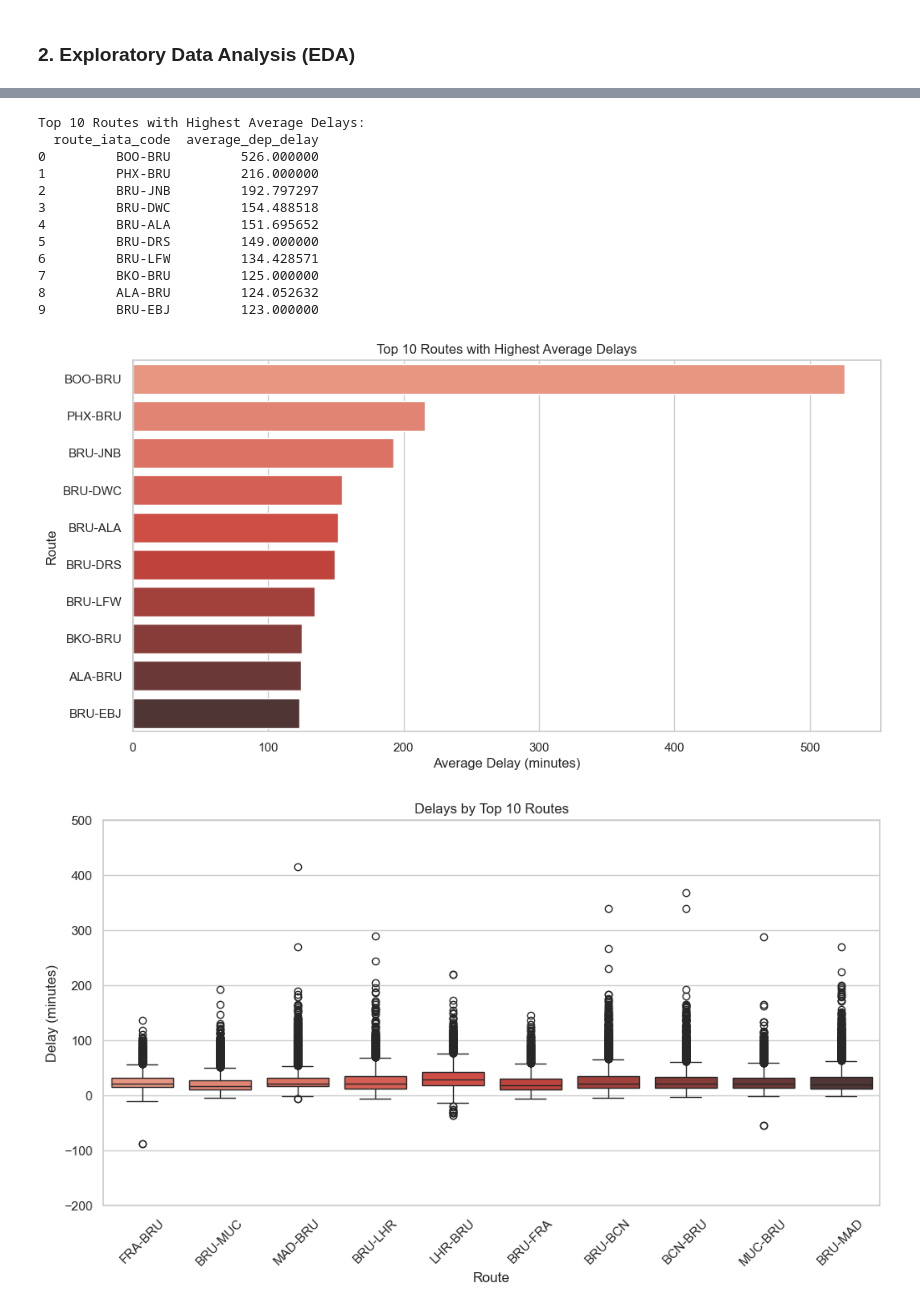
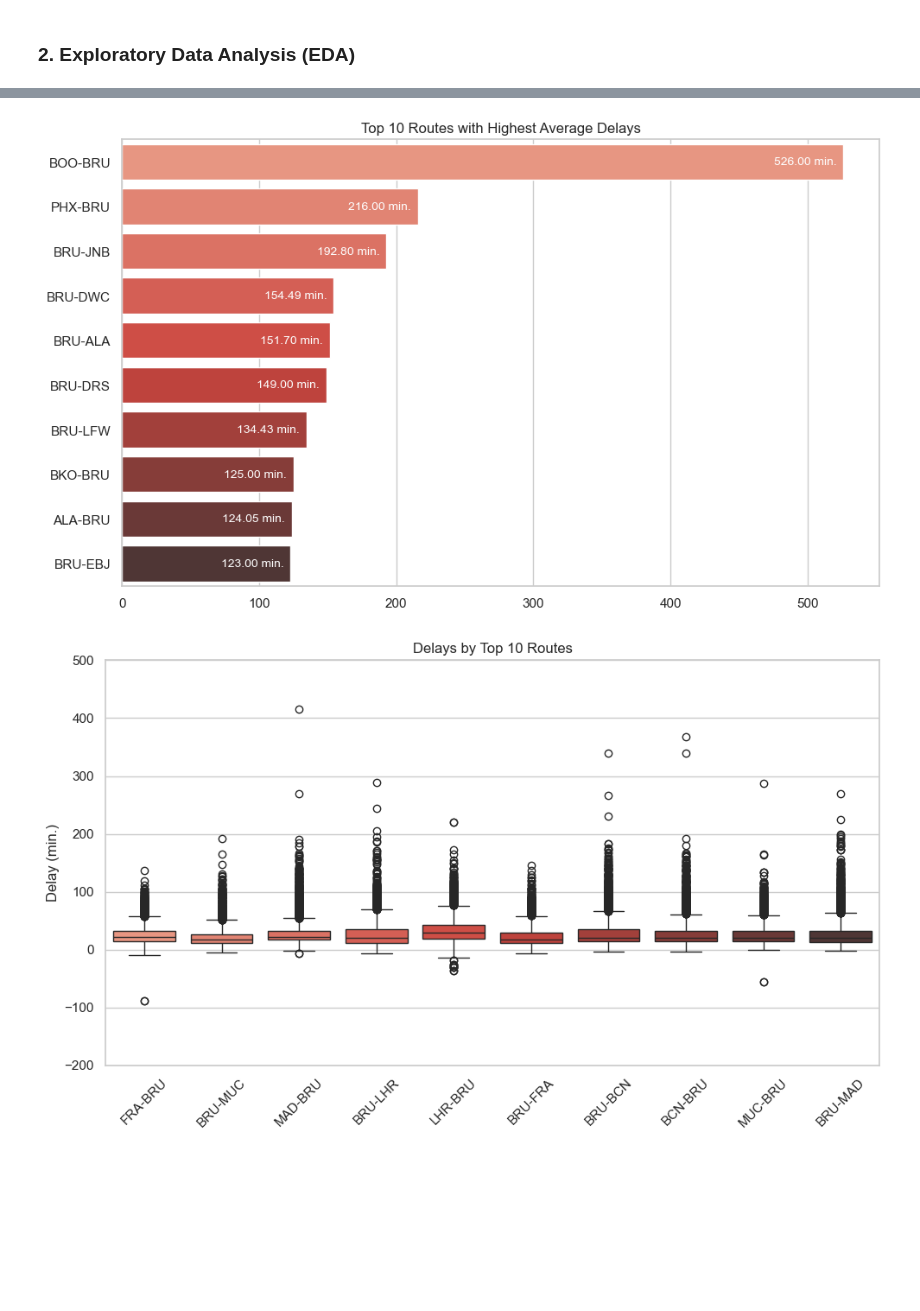
Before and after one commit to DT-Service-Consulting/avstats, a Jupyter notebook: avstats/AvStats_EDA.ipynb, the cells around one changed output, grey strips where cells are left out. Cells and saved outputs as stored; diff of their text form; code cells hidden in the pictures; blank space fills up the shorter version.

```diff
--- a/avstats/AvStats_EDA.ipynb
+++ b/avstats/AvStats_EDA.ipynb
@@ -255,43 +236,35 @@ Name: count, dtype: int64
 # %%
 # Calculate Average Delay by Route
 average_delay_sorted = df.groupby('route_iata_code')['dep_delay'].mean().sort_values(ascending=False).reset_index()
 average_delay_sorted.columns = ['route_iata_code', 'average_dep_delay']
 
-print("Top 10 Routes with Highest Average Delays:")
-print(average_delay_sorted.head(10))
-
-# Visualize Top 10 Routes with Highest Delays
-plt.figure(figsize=(12, 6))
+# Visualize Top 10 Routes with Highest Delays with Annotations
+plt.figure(figsize=(10, 6))
 sns.barplot(data=average_delay_sorted.head(10), x='average_dep_delay', y='route_iata_code', palette='Reds_d')
 plt.title('Top 10 Routes with Highest Average Delays')
-plt.xlabel('Average Delay (minutes)')
-plt.ylabel('Route')
+plt.xlabel('')
+plt.ylabel('')
+
+# Text annotations
+for index, row in average_delay_sorted.head(10).iterrows():
+    plt.text(row['average_dep_delay'] - 5, index, f"{row['average_dep_delay']:.2f} min.", color='white', ha='right', va='center', fontsize=10)
+
+plt.tight_layout()
 plt.show()
 
 # Boxplot of Delays for Top 10 Routes
 top_routes = df['route_iata_code'].value_counts().nlargest(10).index
 filtered_df = df[df['route_iata_code'].isin(top_routes)]
-plt.figure(figsize=(12, 6))
+plt.figure(figsize=(10, 6))
 sns.boxplot(data=filtered_df, x='route_iata_code', y='dep_delay', palette='Reds_d')
 plt.title('Delays by Top 10 Routes')
-plt.xlabel('Route')
-plt.ylabel('Delay (minutes)')
+plt.xlabel('')
+plt.ylabel('Delay (min.)')
 plt.xticks(rotation=45)
 plt.ylim(-200, 500)
+plt.tight_layout()
 plt.show()
 # %% [output]
-Top 10 Routes with Highest Average Delays:
-  route_iata_code  average_dep_delay
-0         BOO-BRU         526.000000
-1         PHX-BRU         216.000000
-2         BRU-JNB         192.797297
-3         BRU-DWC         154.488518
-4         BRU-ALA         151.695652
-5         BRU-DRS         149.000000
-6         BRU-LFW         134.428571
-7         BKO-BRU         125.000000
-8         ALA-BRU         124.052632
-9         BRU-EBJ         123.000000
-[figure, old version]
+[figure, new version]
-[figure, old version]
+[figure, new version]
 # %% [markdown]
```
Also changed, not shown: parts of 18 cells of this notebook.
